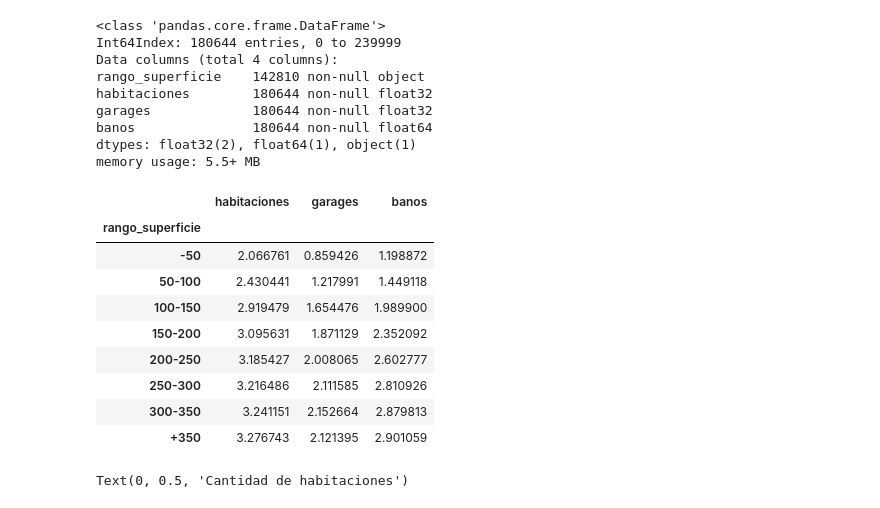
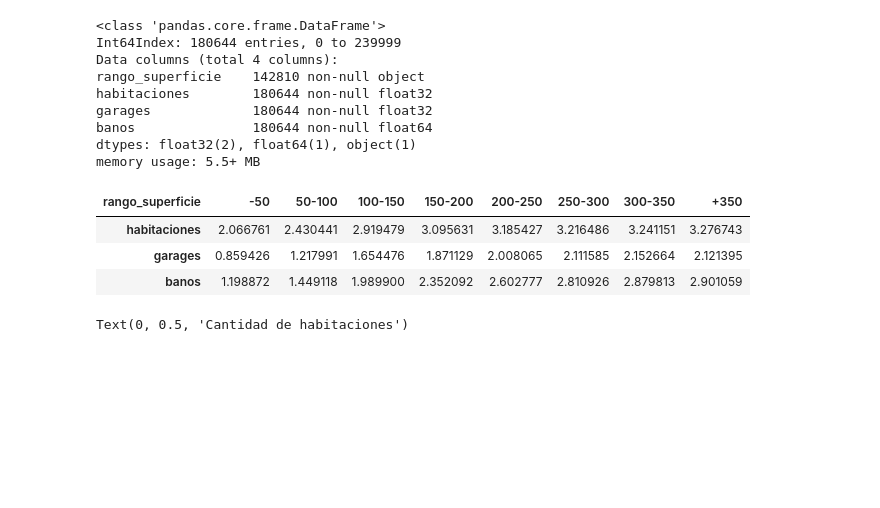
Before and after one commit to PBrrtrn/7506-organizacion-de-datos, a Jupyter notebook: src/exp/Exploracion_por_superficie.ipynb, the cells around one changed output. Cells and saved outputs as stored; diff of their text form; code cells hidden in the pictures; blank space fills up the shorter version.

```diff
--- a/src/exp/Exploracion_por_superficie.ipynb
+++ b/src/exp/Exploracion_por_superficie.ipynb
@@ -56,17 +56,17 @@ data.loc[((data.metrostotales>100) & (data.metrostotales<151)), 'rango_superfici
 data.loc[((data.metrostotales>50) & (data.metrostotales<101)), 'rango_superficie'] = '50-100'
 data.loc[data.metrostotales<50, 'rango_superficie'] = '-50'
 # %%
-data.loc[data.precio>10000000, 'rango_precio'] = '+10000000'
-data.loc[((data.precio>9000000) & (data.precio<10000001)), 'rango_precio'] = '9000000-1000000'
-data.loc[((data.precio>8000000) & (data.precio<9000001)), 'rango_precio'] = '8000000-9000000'
-data.loc[((data.precio>7000000) & (data.precio<8000001)), 'rango_precio'] = '7000000-8000000'
-data.loc[((data.precio>6000000) & (data.precio<7000001)), 'rango_precio'] = '6000000-7000000'
-data.loc[((data.precio>5000000) & (data.precio<6000001)), 'rango_precio'] = '5000000-6000000'
-data.loc[((data.precio>4000000) & (data.precio<5000001)), 'rango_precio'] = '4000000-5000000'
-data.loc[((data.precio>3000000) & (data.precio<4000001)), 'rango_precio'] = '3000000-4000000'
-data.loc[((data.precio>2000000) & (data.precio<3000001)), 'rango_precio'] = '2000000-3000000'
-data.loc[((data.precio>1000000) & (data.precio<2000001)), 'rango_precio'] = '1000000-2000000'
-data.loc[((data.precio<1000001)), 'rango_precio'] = '-1000000'
+data.loc[data.precio>10000000, 'rango_precio'] = '+10000'
+data.loc[((data.precio>9000000) & (data.precio<10000001)), 'rango_precio'] = '9000-10000'
+data.loc[((data.precio>8000000) & (data.precio<9000001)), 'rango_precio'] = '8000-9000'
+data.loc[((data.precio>7000000) & (data.precio<8000001)), 'rango_precio'] = '7000-8000'
+data.loc[((data.precio>6000000) & (data.precio<7000001)), 'rango_precio'] = '6000-7000'
+data.loc[((data.precio>5000000) & (data.precio<6000001)), 'rango_precio'] = '5000-6000'
+data.loc[((data.precio>4000000) & (data.precio<5000001)), 'rango_precio'] = '4000-5000'
+data.loc[((data.precio>3000000) & (data.precio<4000001)), 'rango_precio'] = '3000-4000'
+data.loc[((data.precio>2000000) & (data.precio<3000001)), 'rango_precio'] = '2000-3000'
+data.loc[((data.precio>1000000) & (data.precio<2000001)), 'rango_precio'] = '1000-2000'
+data.loc[((data.precio<1000001)), 'rango_precio'] = '-1000'
 # %%
 d = {'tipo': ['Metros cubiertos','Metros totales'], 'promedio': [data.metroscubiertos.mean(),data.metrostotales.mean()]}
 mts = pd.DataFrame(data=d)
@@ -158,19 +169,13 @@ memory usage: 5.5+ MB
 # %%
 data_habitaciones = data_habitaciones.groupby('rango_superficie').agg({'habitaciones':'mean','garages':'mean','banos':'mean'})
 new_idx = ['-50','50-100','100-150','150-200','200-250','250-300','300-350','+350']
-data_habitaciones = data_habitaciones.reindex(new_idx)
+data_habitaciones = data_habitaciones.reindex(new_idx).transpose()
 data_habitaciones
 # %% [output]
-|  | habitaciones | garages | banos |
-| rango_superficie |  |  |  |
-| -50 | 2.066761 | 0.859426 | 1.198872 |
-| 50-100 | 2.430441 | 1.217991 | 1.449118 |
-| 100-150 | 2.919479 | 1.654476 | 1.989900 |
-| 150-200 | 3.095631 | 1.871129 | 2.352092 |
-| 200-250 | 3.185427 | 2.008065 | 2.602777 |
-| 250-300 | 3.216486 | 2.111585 | 2.810926 |
-| 300-350 | 3.241151 | 2.152664 | 2.879813 |
-| +350 | 3.276743 | 2.121395 | 2.901059 |
+| rango_superficie | -50 | 50-100 | 100-150 | 150-200 | 200-250 | 250-300 | 300-350 | +350 |
+| habitaciones | 2.066761 | 2.430441 | 2.919479 | 3.095631 | 3.185427 | 3.216486 | 3.241151 | 3.276743 |
+| garages | 0.859426 | 1.217991 | 1.654476 | 1.871129 | 2.008065 | 2.111585 | 2.152664 | 2.121395 |
+| banos | 1.198872 | 1.449118 | 1.989900 | 2.352092 | 2.602777 | 2.810926 | 2.879813 | 2.901059 |
 # %%
 plt.figure(figsize=(20,8))
 
```
Also changed, not shown: parts of 6 cells of this notebook, 1 other file.
